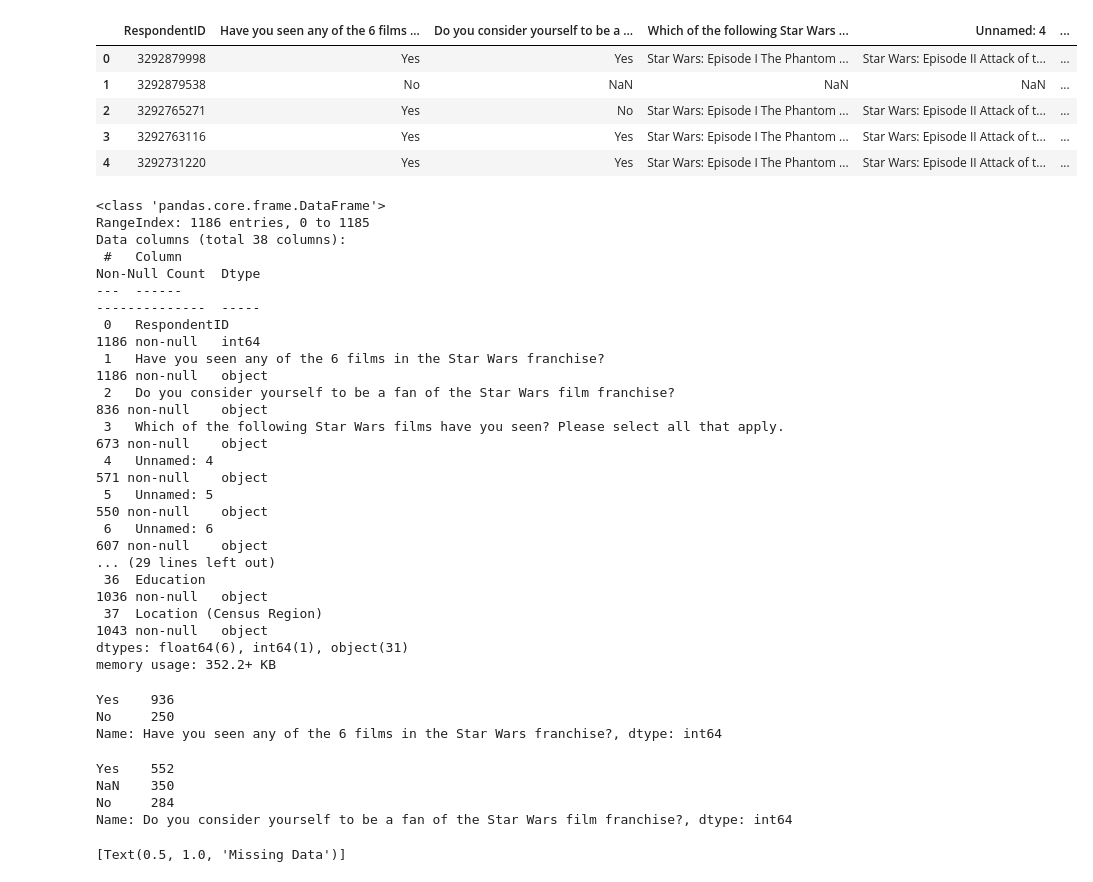
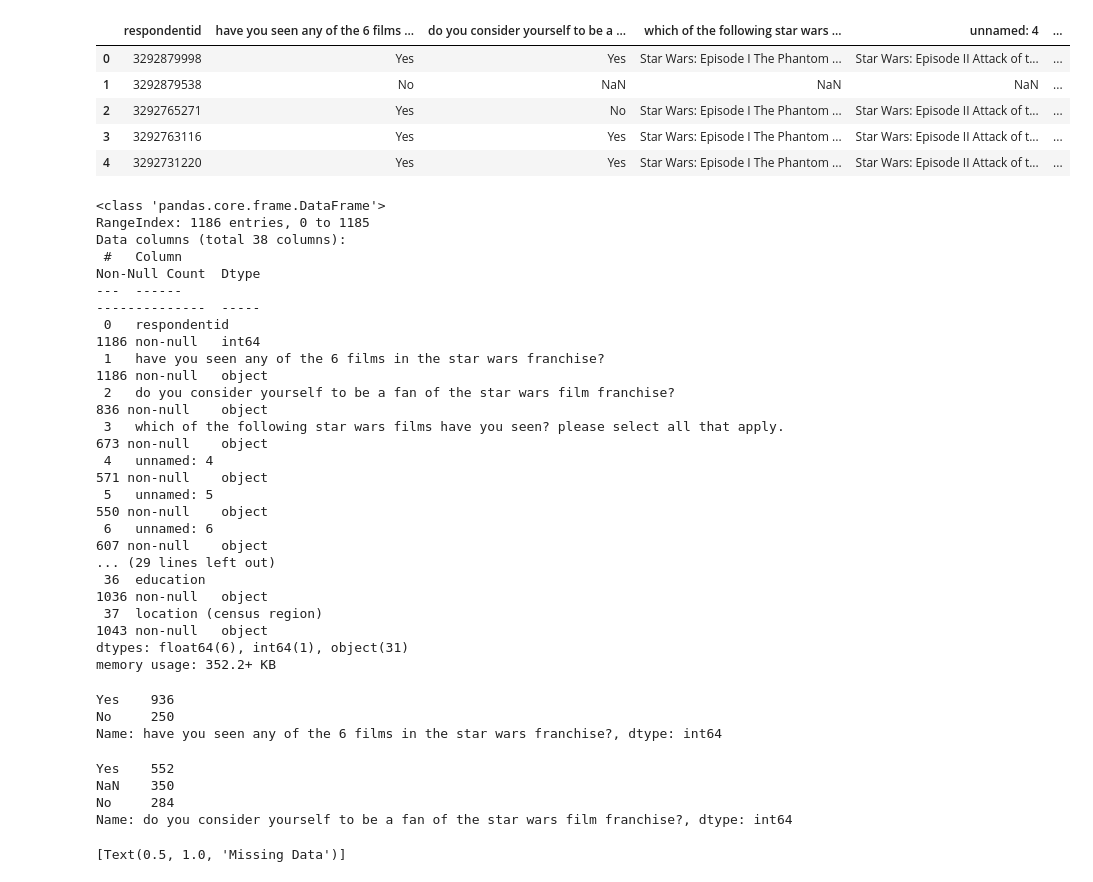
Before and after one commit to Witiko-5/Data-Science-Projects, a Jupyter notebook: Guided Projects/Star Wars GP.ipynb, the cells around one changed output. Cells and saved outputs as stored; diff of their text form; code cells hidden in the pictures.

```diff
--- a/Guided Projects/Star Wars GP.ipynb
+++ b/Guided Projects/Star Wars GP.ipynb
@@ -31,21 +31,26 @@ With the data we're analyzing there are several columns containing answers to si
 # %%
 # Import libraries
 import numpy as np
 import pandas as pd
 import matplotlib.pyplot as plt
 import seaborn as sns
 %matplotlib inline
 
 # Read in data
 star_wars = pd.read_csv(r'C:\Users\david\Desktop\Work Data\Unpackaged\Star Wars Data.csv', encoding='ISO-8859-1')
 star_wars
 
 # Pandas configuration
 pd.set_option('display.max_columns', None)
 
+# Rename columns to increase readability
+star_wars.columns = star_wars.columns.str.lower()
+star_wars.rename(columns={'respondentid':'respondent_id'})
+
+# Display first five rows
 star_wars.head()
 # %% [output]
-|  | RespondentID | Have you seen any of the 6 films ... | Do you consider yourself to be a ... | Which of the following Star Wars ... | Unnamed: 4 | ... |
+|  | respondentid | have you seen any of the 6 films ... | do you consider yourself to be a ... | which of the following star wars ... | unnamed: 4 | ... |
 | 0 | 3292879998 | Yes | Yes | Star Wars: Episode I The Phantom ... | Star Wars: Episode II Attack of t... | ... |
 | 1 | 3292879538 | No | NaN | NaN | NaN | ... |
 | 2 | 3292765271 | Yes | No | Star Wars: Episode I The Phantom ... | Star Wars: Episode II Attack of t... | ... |
@@ -59,31 +64,31 @@ RangeIndex: 1186 entries, 0 to 1185
 Data columns (total 38 columns):
  #   Column                                                                                                                                         Non-Null Count  Dtype
 ---  ------                                                                                                                                         --------------  -----
- 0   RespondentID                                                                                                                                   1186 non-null   int64
- 1   Have you seen any of the 6 films in the Star Wars franchise?                                                                                   1186 non-null   object
- 2   Do you consider yourself to be a fan of the Star Wars film franchise?                                                                          836 non-null    object
- 3   Which of the following Star Wars films have you seen? Please select all that apply.                                                            673 non-null    object
- 4   Unnamed: 4                                                                                                                                     571 non-null    object
- 5   Unnamed: 5                                                                                                                                     550 non-null    object
- 6   Unnamed: 6                                                                                                                                     607 non-null    object
+ 0   respondentid                                                                                                                                   1186 non-null   int64
+ 1   have you seen any of the 6 films in the star wars franchise?                                                                                   1186 non-null   object
+ 2   do you consider yourself to be a fan of the star wars film franchise?                                                                          836 non-null    object
+ 3   which of the following star wars films have you seen? please select all that apply.                                                            673 non-null    object
+ 4   unnamed: 4                                                                                                                                     571 non-null    object
+ 5   unnamed: 5                                                                                                                                     550 non-null    object
+ 6   unnamed: 6                                                                                                                                     607 non-null    object
 ... (29 lines left out)
- 36  Education                                                                                                                                      1036 non-null   object
- 37  Location (Census Region)                                                                                                                       1043 non-null   object
+ 36  education                                                                                                                                      1036 non-null   object
+ 37  location (census region)                                                                                                                       1043 non-null   object
 dtypes: float64(6), int64(1), object(31)
 memory usage: 352.2+ KB
 # %%
-star_wars['Have you seen any of the 6 films in the Star Wars franchise?'].value_counts(dropna=False)
+star_wars['have you seen any of the 6 films in the star wars franchise?'].value_counts(dropna=False)
 # %% [output]
 Yes    936
 No     250
-Name: Have you seen any of the 6 films in the Star Wars franchise?, dtype: int64
+Name: have you seen any of the 6 films in the star wars franchise?, dtype: int64
 # %%
-star_wars['Do you consider yourself to be a fan of the Star Wars film franchise?'].value_counts(dropna=False)
+star_wars['do you consider yourself to be a fan of the star wars film franchise?'].value_counts(dropna=False)
 # %% [output]
 Yes    552
 NaN    350
 No     284
-Name: Do you consider yourself to be a fan of the Star Wars film franchise?, dtype: int64
+Name: do you consider yourself to be a fan of the star wars film franchise?, dtype: int64
 # %%
 # Generate heat map of NA values for our dataset
 sns.heatmap(star_wars[0:14].isna().transpose(),
```
Also changed, not shown: parts of 10 cells of this notebook, 1 other file.
